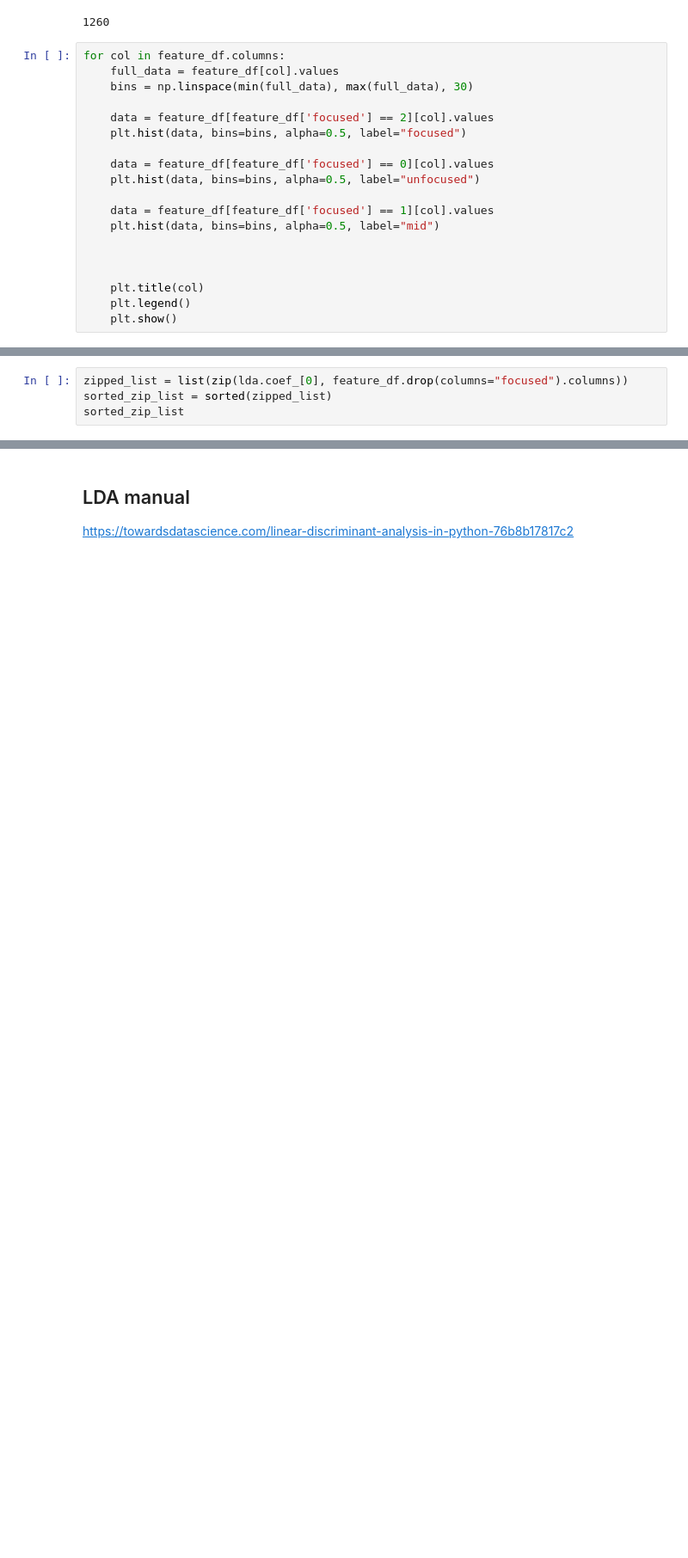
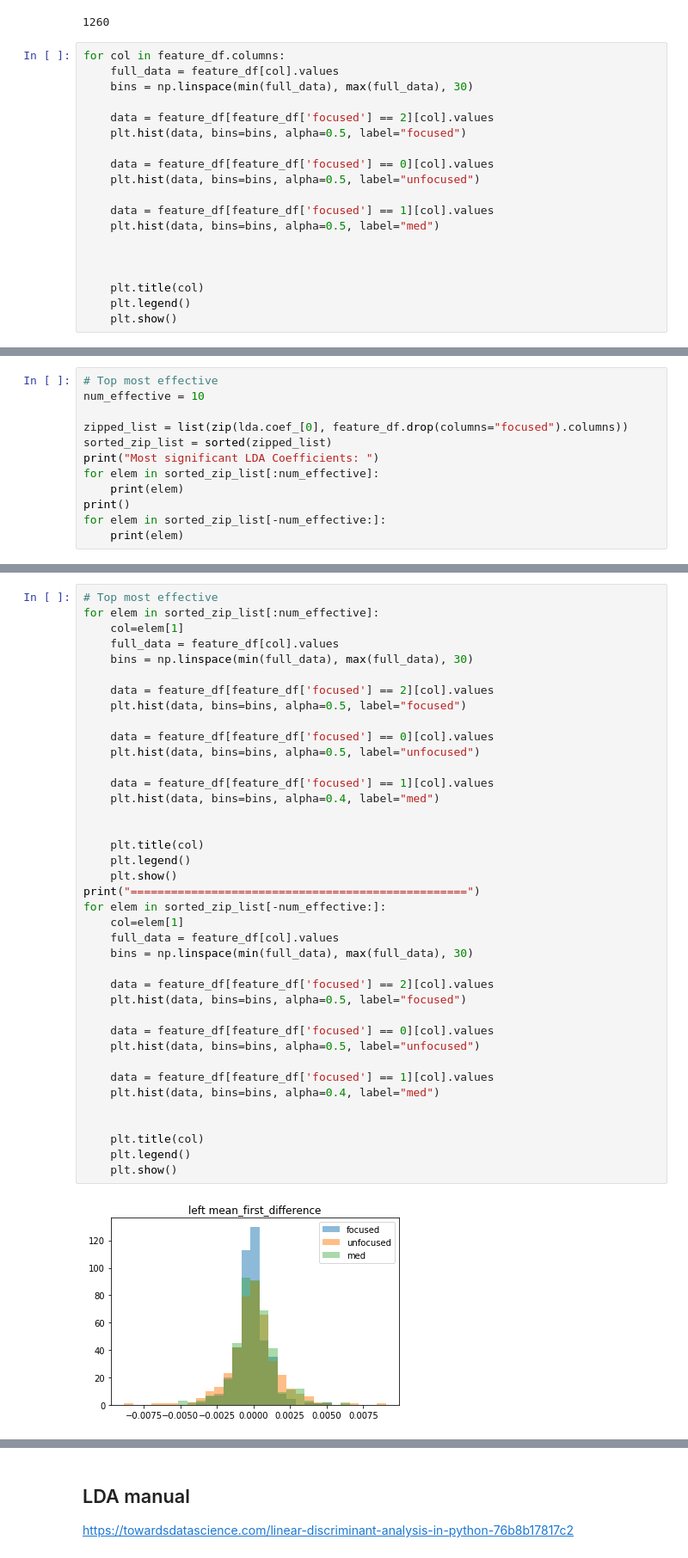
Before and after one commit to D1o0g9s/MyND, a Jupyter notebook: data_analysis/05_LDA_Prediction_2D.ipynb, the cells around one changed output, grey strips where cells are left out. Shown: that part at 86% size. Saved outputs shown, nothing was run; the diff lists cells and outputs as text; blank space fills up the shorter version.

```diff
--- a/data_analysis/05_LDA_Prediction_2D.ipynb
+++ b/data_analysis/05_LDA_Prediction_2D.ipynb
@@ -83,7 +88,7 @@ for col in feature_df.columns:
     plt.hist(data, bins=bins, alpha=0.5, label="unfocused")
 
     data = feature_df[feature_df['focused'] == 1][col].values
-    plt.hist(data, bins=bins, alpha=0.5, label="mid")
+    plt.hist(data, bins=bins, alpha=0.5, label="med")
 
 
 
@@ -192,5 +135,13 @@ Avg LDA + SMV accuracy: 0.4492063492063492
 # %%
+# Top most effective
+num_effective = 10
+
 zipped_list = list(zip(lda.coef_[0], feature_df.drop(columns="focused").columns))
 sorted_zip_list = sorted(zipped_list)
-sorted_zip_list
+print("Most significant LDA Coefficients: ")
+for elem in sorted_zip_list[:num_effective]:
+    print(elem)
+print()
+for elem in sorted_zip_list[-num_effective:]:
+    print(elem)
 # %% [output]
@@ -213,0 +165,41 @@ sorted_zip_list
+# %%
+# Top most effective
+for elem in sorted_zip_list[:num_effective]:
+    col=elem[1]
+    full_data = feature_df[col].values
+    bins = np.linspace(min(full_data), max(full_data), 30)
+
+    data = feature_df[feature_df['focused'] == 2][col].values
+    plt.hist(data, bins=bins, alpha=0.5, label="focused")
+
+    data = feature_df[feature_df['focused'] == 0][col].values
+    plt.hist(data, bins=bins, alpha=0.5, label="unfocused")
+
+    data = feature_df[feature_df['focused'] == 1][col].values
+    plt.hist(data, bins=bins, alpha=0.4, label="med")
+
+
+    plt.title(col)
+    plt.legend()
+    plt.show()
+print("==================================================")
+for elem in sorted_zip_list[-num_effective:]:
+    col=elem[1]
+    full_data = feature_df[col].values
+    bins = np.linspace(min(full_data), max(full_data), 30)
+
+    data = feature_df[feature_df['focused'] == 2][col].values
+    plt.hist(data, bins=bins, alpha=0.5, label="focused")
+
+    data = feature_df[feature_df['focused'] == 0][col].values
+    plt.hist(data, bins=bins, alpha=0.5, label="unfocused")
+
+    data = feature_df[feature_df['focused'] == 1][col].values
+    plt.hist(data, bins=bins, alpha=0.4, label="med")
+
+
+    plt.title(col)
+    plt.legend()
+    plt.show()
+# %% [output]
+[figure, added]
```
Also changed, not shown: parts of 11 cells of this notebook, 12 other files.
